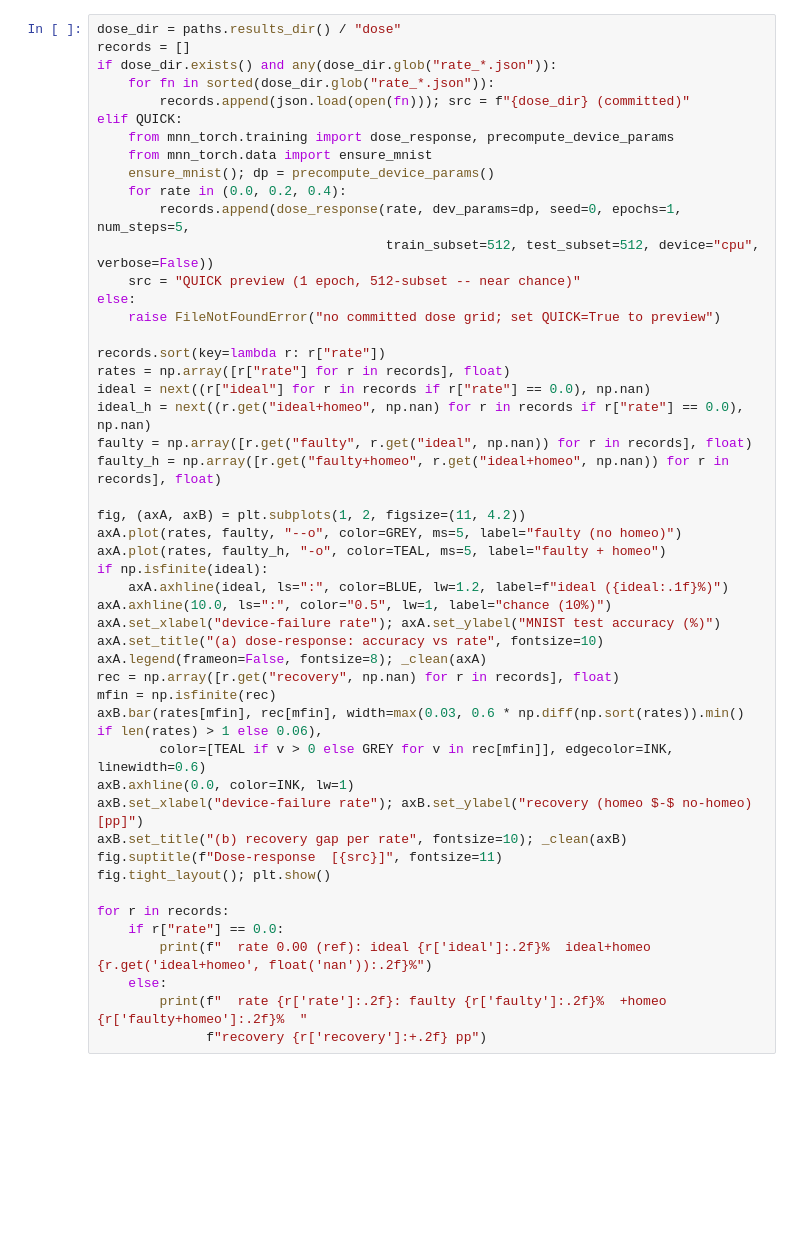
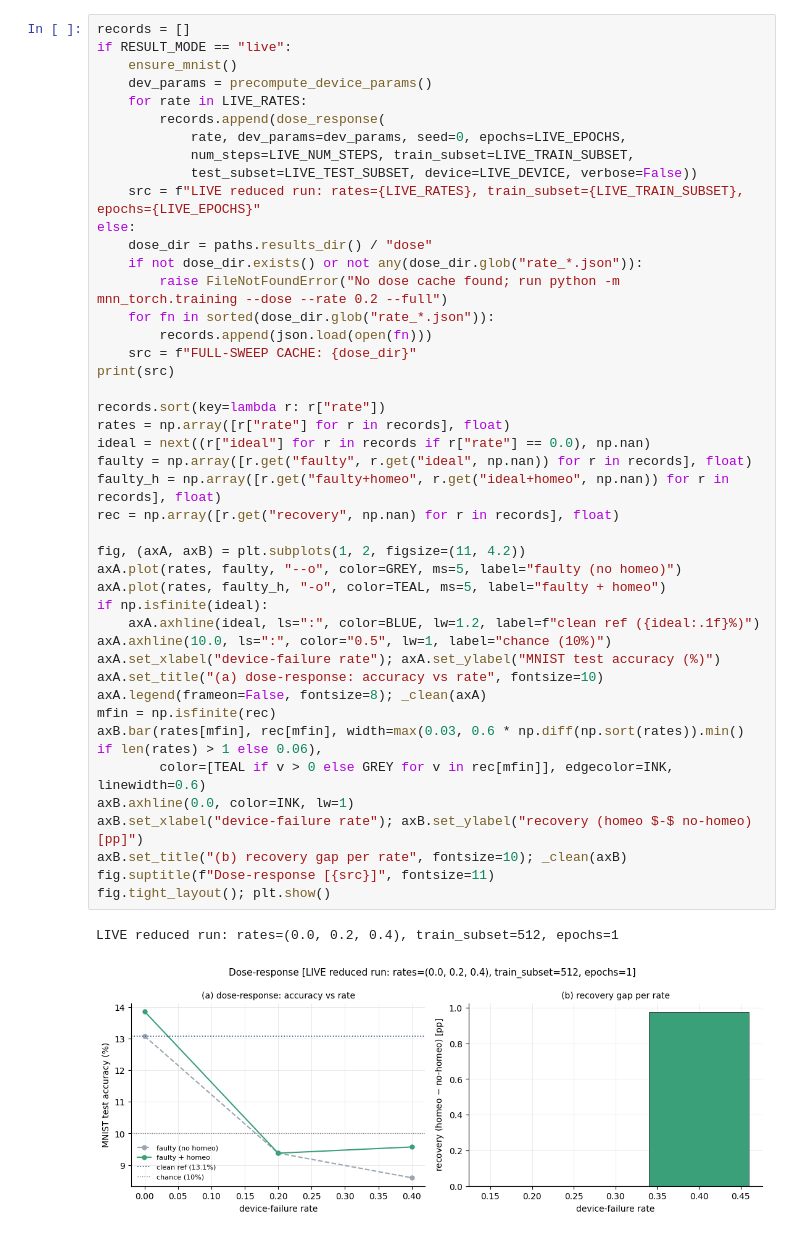
Before and after one commit to hyperionx/mnn-torch, a Jupyter notebook: experiments/homeostasis.ipynb, the cells around one changed output. Cells and saved outputs as stored; diff of their text form; blank space fills up the shorter version.

```diff
--- a/experiments/homeostasis.ipynb
+++ b/experiments/homeostasis.ipynb
@@ -86,50 +104,48 @@ if mt is not None:
 # %%
-dose_dir = paths.results_dir() / "dose"
 records = []
-if dose_dir.exists() and any(dose_dir.glob("rate_*.json")):
+if RESULT_MODE == "live":
+    ensure_mnist()
+    dev_params = precompute_device_params()
+    for rate in LIVE_RATES:
+        records.append(dose_response(
+            rate, dev_params=dev_params, seed=0, epochs=LIVE_EPOCHS,
+            num_steps=LIVE_NUM_STEPS, train_subset=LIVE_TRAIN_SUBSET,
+            test_subset=LIVE_TEST_SUBSET, device=LIVE_DEVICE, verbose=False))
+    src = f"LIVE reduced run: rates={LIVE_RATES}, train_subset={LIVE_TRAIN_SUBSET}, epochs={LIVE_EPOCHS}"
+else:
+    dose_dir = paths.results_dir() / "dose"
+    if not dose_dir.exists() or not any(dose_dir.glob("rate_*.json")):
+        raise FileNotFoundError("No dose cache found; run python -m mnn_torch.training --dose --rate 0.2 --full")
     for fn in sorted(dose_dir.glob("rate_*.json")):
-        records.append(json.load(open(fn))); src = f"{dose_dir} (committed)"
-elif QUICK:
-    from mnn_torch.training import dose_response, precompute_device_params
-    from mnn_torch.data import ensure_mnist
-    ensure_mnist(); dp = precompute_device_params()
-    for rate in (0.0, 0.2, 0.4):
-        records.append(dose_response(rate, dev_params=dp, seed=0, epochs=1, num_steps=5,
-                                     train_subset=512, test_subset=512, device="cpu", verbose=False))
-    src = "QUICK preview (1 epoch, 512-subset -- near chance)"
-else:
-    raise FileNotFoundError("no committed dose grid; set QUICK=True to preview")
+        records.append(json.load(open(fn)))
+    src = f"FULL-SWEEP CACHE: {dose_dir}"
+print(src)
 
 records.sort(key=lambda r: r["rate"])
 rates = np.array([r["rate"] for r in records], float)
 ideal = next((r["ideal"] for r in records if r["rate"] == 0.0), np.nan)
-ideal_h = next((r.get("ideal+homeo", np.nan) for r in records if r["rate"] == 0.0), np.nan)
 faulty = np.array([r.get("faulty", r.get("ideal", np.nan)) for r in records], float)
 faulty_h = np.array([r.get("faulty+homeo", r.get("ideal+homeo", np.nan)) for r in records], float)
+rec = np.array([r.get("recovery", np.nan) for r in records], float)
 
 fig, (axA, axB) = plt.subplots(1, 2, figsize=(11, 4.2))
 axA.plot(rates, faulty, "--o", color=GREY, ms=5, label="faulty (no homeo)")
 axA.plot(rates, faulty_h, "-o", color=TEAL, ms=5, label="faulty + homeo")
 if np.isfinite(ideal):
-    axA.axhline(ideal, ls=":", color=BLUE, lw=1.2, label=f"ideal ({ideal:.1f}%)")
+    axA.axhline(ideal, ls=":", color=BLUE, lw=1.2, label=f"clean ref ({ideal:.1f}%)")
 axA.axhline(10.0, ls=":", color="0.5", lw=1, label="chance (10%)")
 axA.set_xlabel("device-failure rate"); axA.set_ylabel("MNIST test accuracy (%)")
 axA.set_title("(a) dose-response: accuracy vs rate", fontsize=10)
 axA.legend(frameon=False, fontsize=8); _clean(axA)
-rec = np.array([r.get("recovery", np.nan) for r in records], float)
 mfin = np.isfinite(rec)
 axB.bar(rates[mfin], rec[mfin], width=max(0.03, 0.6 * np.diff(np.sort(rates)).min() if len(rates) > 1 else 0.06),
         color=[TEAL if v > 0 else GREY for v in rec[mfin]], edgecolor=INK, linewidth=0.6)
 axB.axhline(0.0, color=INK, lw=1)
 axB.set_xlabel("device-failure rate"); axB.set_ylabel("recovery (homeo $-$ no-homeo) [pp]")
 axB.set_title("(b) recovery gap per rate", fontsize=10); _clean(axB)
-fig.suptitle(f"Dose-response  [{src}]", fontsize=11)
+fig.suptitle(f"Dose-response [{src}]", fontsize=11)
 fig.tight_layout(); plt.show()
-
-for r in records:
-    if r["rate"] == 0.0:
-        print(f"  rate 0.00 (ref): ideal {r['ideal']:.2f}%  ideal+homeo {r.get('ideal+homeo', float('nan')):.2f}%")
-    else:
-        print(f"  rate {r['rate']:.2f}: faulty {r['faulty']:.2f}%  +homeo {r['faulty+homeo']:.2f}%  "
-              f"recovery {r['recovery']:+.2f} pp")
+# %% [output]
+LIVE reduced run: rates=(0.0, 0.2, 0.4), train_subset=512, epochs=1
+[figure, added]
 # %%
```
Also changed, not shown: parts of 6 cells of this notebook, 32 other files.
